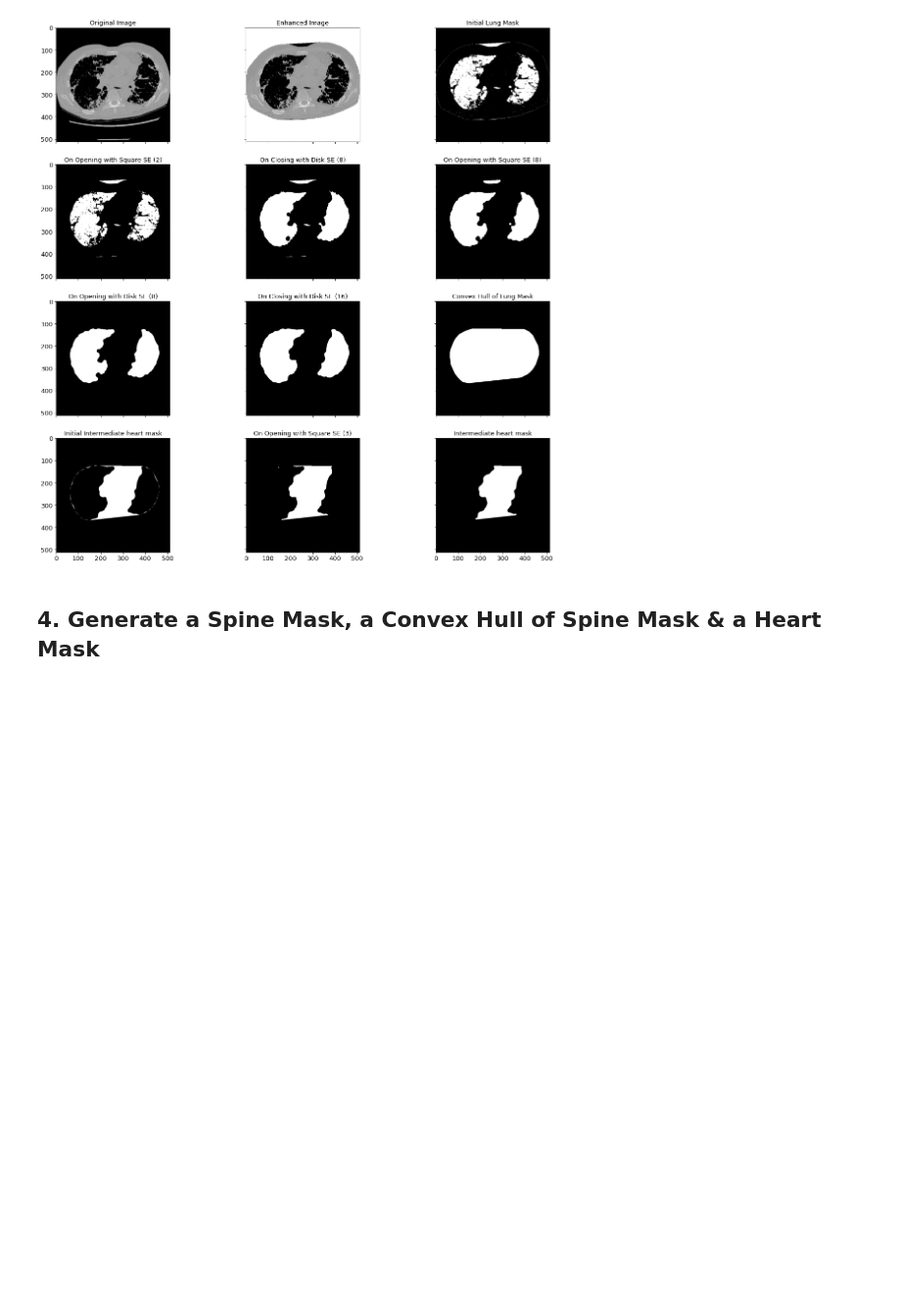
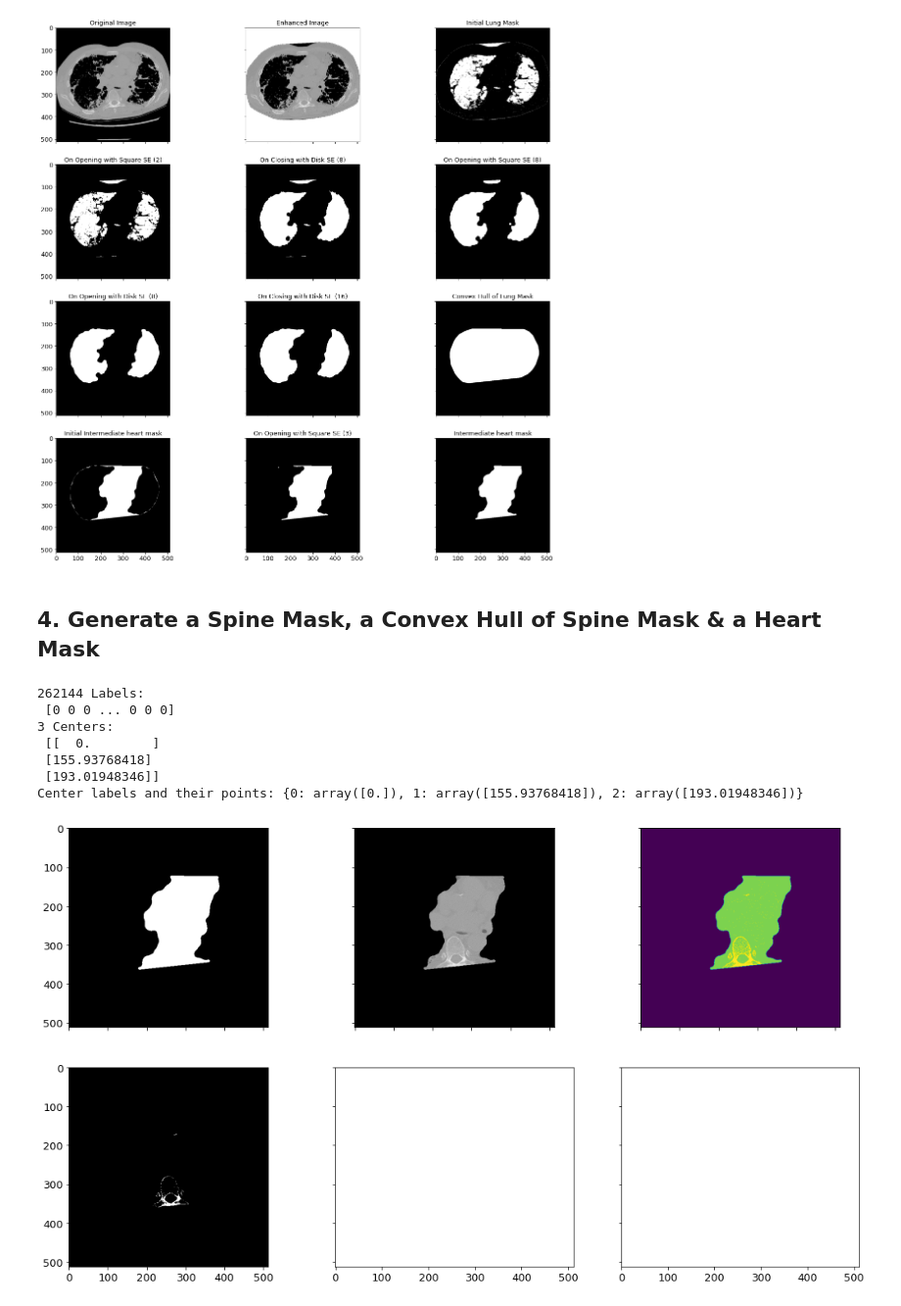
Before and after one commit to anushkahebbar/cardiac-segmentation, a Jupyter notebook: Segmentation with KMeans & Morphology Methods.ipynb, the cells around one changed output. Shown at 98% size. Saved outputs shown, nothing was run; the diff lists cells and outputs as text; code cells hidden in the pictures; blank space fills up the shorter version.

Commit message:
Spin mask segmented

```diff
--- a/Segmentation with KMeans & Morphology Methods.ipynb
+++ b/Segmentation with KMeans & Morphology Methods.ipynb
@@ -202,7 +202,6 @@ def chullLungMask(img, ch_fg_mask, fg_threshold, showOutput=0):
     '''
 
     enhanced = img.copy()
-    lung_mask = np.zeros(img.shape).astype(int)
 
     for i in range(img.shape[0]):
         for j in range(img.shape[1]):
@@ -267,8 +266,6 @@ def chullLungMask(img, ch_fg_mask, fg_threshold, showOutput=0):
 
     return lung_mask, ch_lung_mask, int_heart_mask
 # %%
-enhanced = chullLungMask(procImg, ch_fg_mask, fg_threshold, showOutput=1)
+lung_mask, ch_lung_mask, int_heart_mask = chullLungMask(procImg, ch_fg_mask, fg_threshold, showOutput=1)
 # %% [output]
 [figure]
-# %% [markdown]
-## 4. Generate a Spine Mask, a Convex Hull of Spine Mask & a Heart Mask
@@ -276,0 +272,48 @@ def chullSpineMask(img, int_heart_mask, showOutput=0):
+# %% [markdown]
+## 4. Generate a Spine Mask, a Convex Hull of Spine Mask & a Heart Mask
+# %%
+def chullSpineMask(img, int_heart_mask, showOutput=0):
+
+    int_heart_pixel = img.copy()
+
+    for i in range(img.shape[0]):
+        for j in range(img.shape[1]):
+            if int_heart_mask[i][j] == 0:
+                int_heart_pixel[i][j] = 0
+
+    centroids, segmented_heart_img = imgKMeans(int_heart_pixel, 3, showOutput=0)
+
+    spine_threshold = (max(centroids.values()))[0]
+
+    retval, spine_mask = cv2.threshold(int_heart_pixel, spine_threshold, 255, cv2.THRESH_BINARY)
+
+
+    if showOutput:
+
+        fig, axes = plt.subplots(2, 3, sharex=True, sharey=True, figsize=(18, 10))
+        axes = axes.ravel()
+
+        axes[0].set_title('')
+        axes[0].imshow(int_heart_mask, cmap='gray')
+
+        axes[1].set_title('')
+        axes[1].imshow(int_heart_pixel, cmap='gray')
+
+        axes[2].set_title('')
+        axes[2].imshow(segmented_heart_img)
+
+        axes[3].set_title('')
+        axes[3].imshow(spine_mask, cmap='gray')
+
+    return int_heart_pixel
+# %%
+a = chullSpineMask(im, int_heart_mask, showOutput=1)
+# %% [output]
+262144 Labels:
+ [0 0 0 ... 0 0 0]
+3 Centers:
+ [[  0.        ]
+ [155.93768418]
+ [193.01948346]]
+Center labels and their points: {0: array([0.]), 1: array([155.93768418]), 2: array([193.01948346])}
+[figure, added]
```
Also changed, not shown: parts of 1 cell of this notebook.
